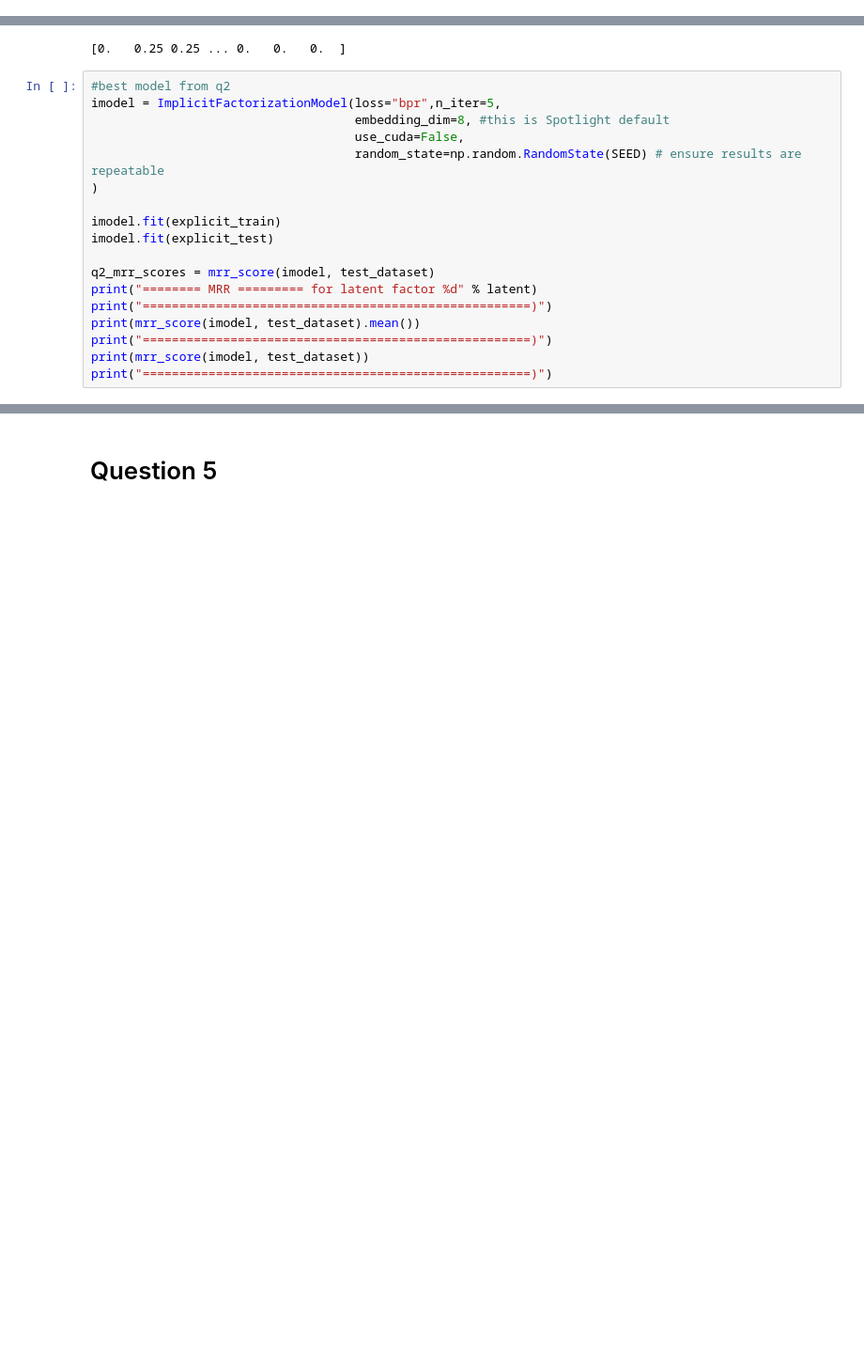
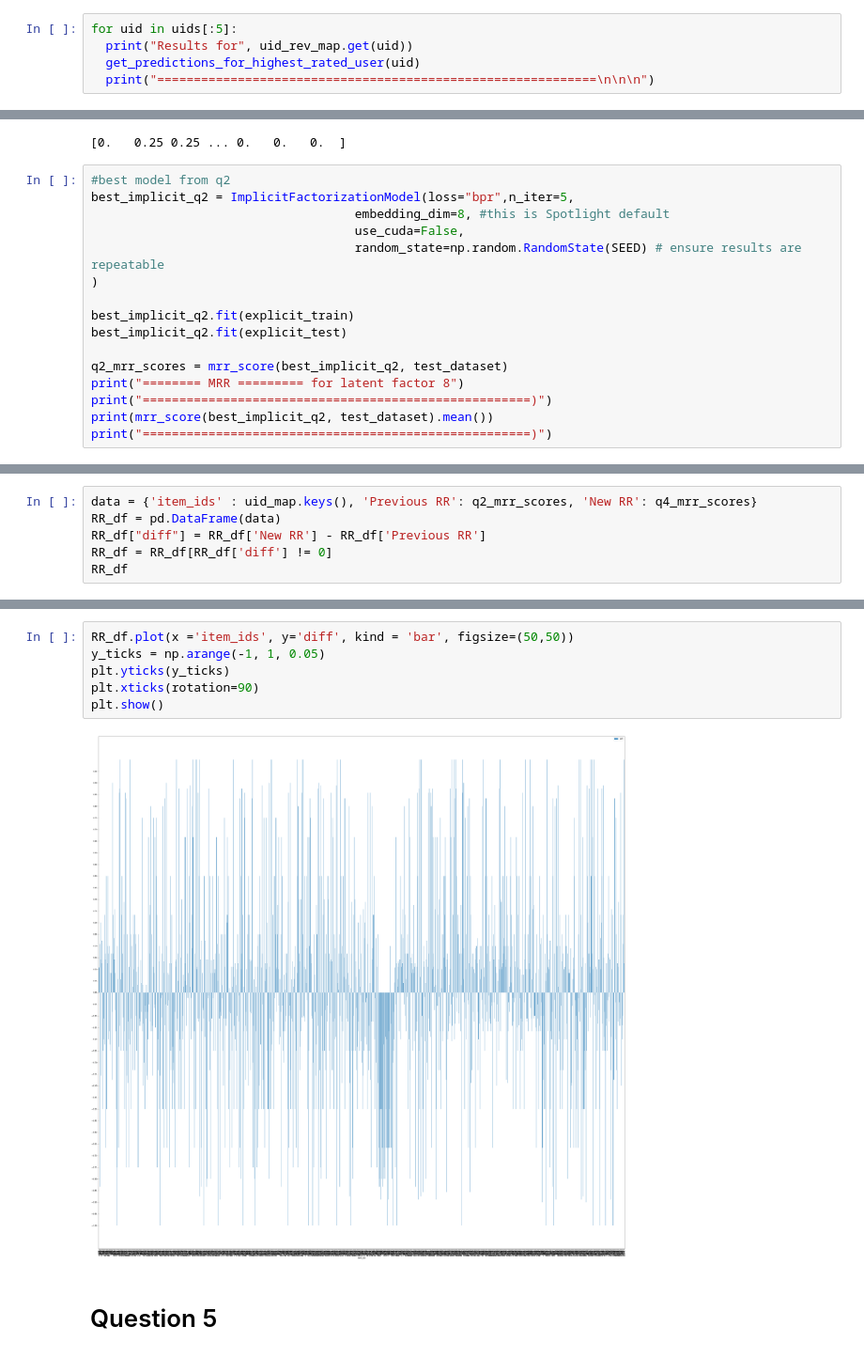
Before and after one commit to podyssea/RecommenderSystems, a Jupyter notebook: RecSys_coursework_2021_2210049p.ipynb, the cells around one changed output, grey strips where cells are left out. Shown at 94% size. Drawn from its saved outputs; the diff is of its cells as text; blank space fills up the shorter version.

```diff
--- a/RecSys_coursework_2021_2210049p.ipynb
+++ b/RecSys_coursework_2021_2210049p.ipynb
@@ -573,0 +541,5 @@ Name: title, dtype: object
+# %%
+for uid in uids[:5]:
+  print("Results for", uid_rev_map.get(uid))
+  get_predictions_for_highest_rated_user(uid)
+  print("============================================================\n\n\n")
@@ -660,20 +644,18 @@ print(q4_mrr_scores)
 [0.   0.25 0.25 ... 0.   0.   0.  ]
 # %%
 #best model from q2
-imodel = ImplicitFactorizationModel(loss="bpr",n_iter=5,
+best_implicit_q2 = ImplicitFactorizationModel(loss="bpr",n_iter=5,
                                     embedding_dim=8, #this is Spotlight default
                                     use_cuda=False,
                                     random_state=np.random.RandomState(SEED) # ensure results are repeatable
 )
 
-imodel.fit(explicit_train)
-imodel.fit(explicit_test)
+best_implicit_q2.fit(explicit_train)
+best_implicit_q2.fit(explicit_test)
 
-q2_mrr_scores = mrr_score(imodel, test_dataset)
-print("======== MRR ========= for latent factor %d" % latent)
+q2_mrr_scores = mrr_score(best_implicit_q2, test_dataset)
+print("======== MRR ========= for latent factor 8")
 print("=====================================================)")
-print(mrr_score(imodel, test_dataset).mean())
+print(mrr_score(best_implicit_q2, test_dataset).mean())
 print("=====================================================)")
-print(mrr_score(imodel, test_dataset))
-print("=====================================================)")
 # %% [output]
@@ -739,0 +713,6 @@ print(sum(i == 0 for i in diff_q3_q4))
+# %%
+data = {'item_ids' : uid_map.keys(), 'Previous RR': q2_mrr_scores, 'New RR': q4_mrr_scores}
+RR_df = pd.DataFrame(data)
+RR_df["diff"] = RR_df['New RR'] - RR_df['Previous RR']
+RR_df = RR_df[RR_df['diff'] != 0]
+RR_df
@@ -740,2 +733,10 @@ print(sum(i == 0 for i in diff_q3_q4))
+# %%
+RR_df.plot(x ='item_ids', y='diff', kind = 'bar', figsize=(50,50))
+y_ticks = np.arange(-1, 1, 0.05)
+plt.yticks(y_ticks)
+plt.xticks(rotation=90)
+plt.show()
+# %% [output]
+[figure, added]
 # %% [markdown]
 # Question 5
```
Also changed, not shown: parts of 47 cells of this notebook.
